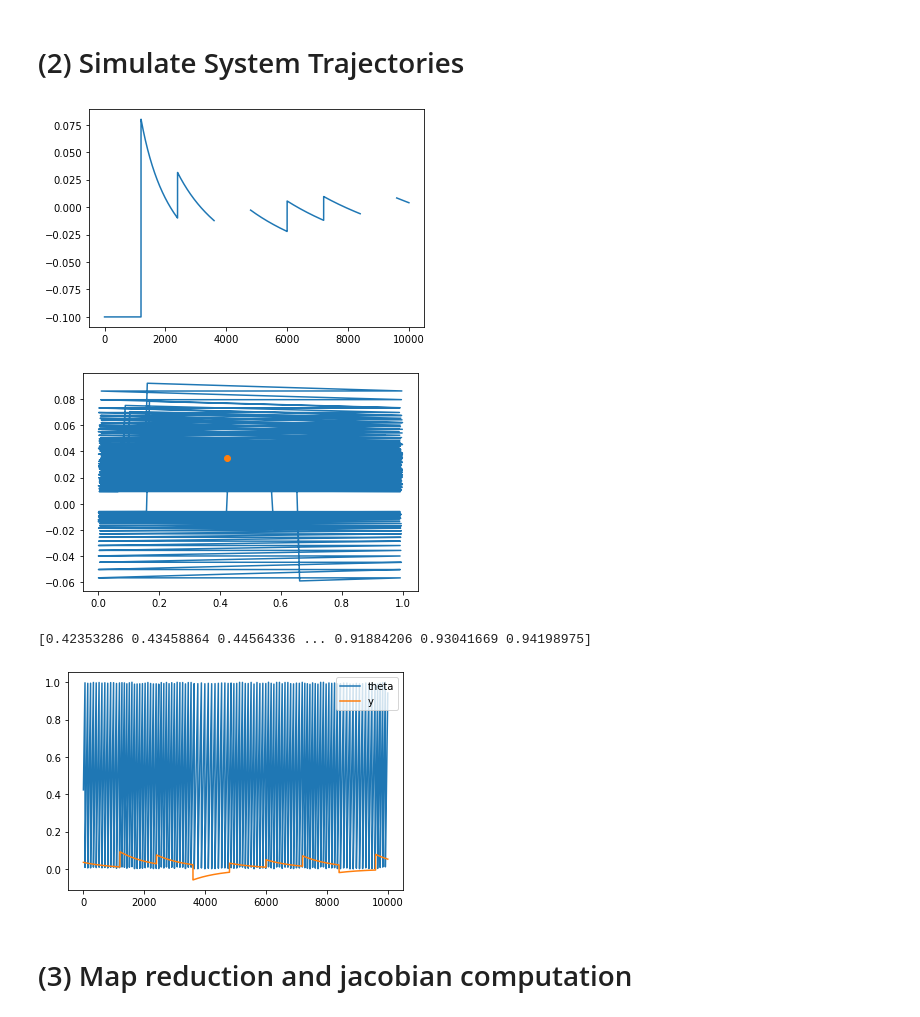
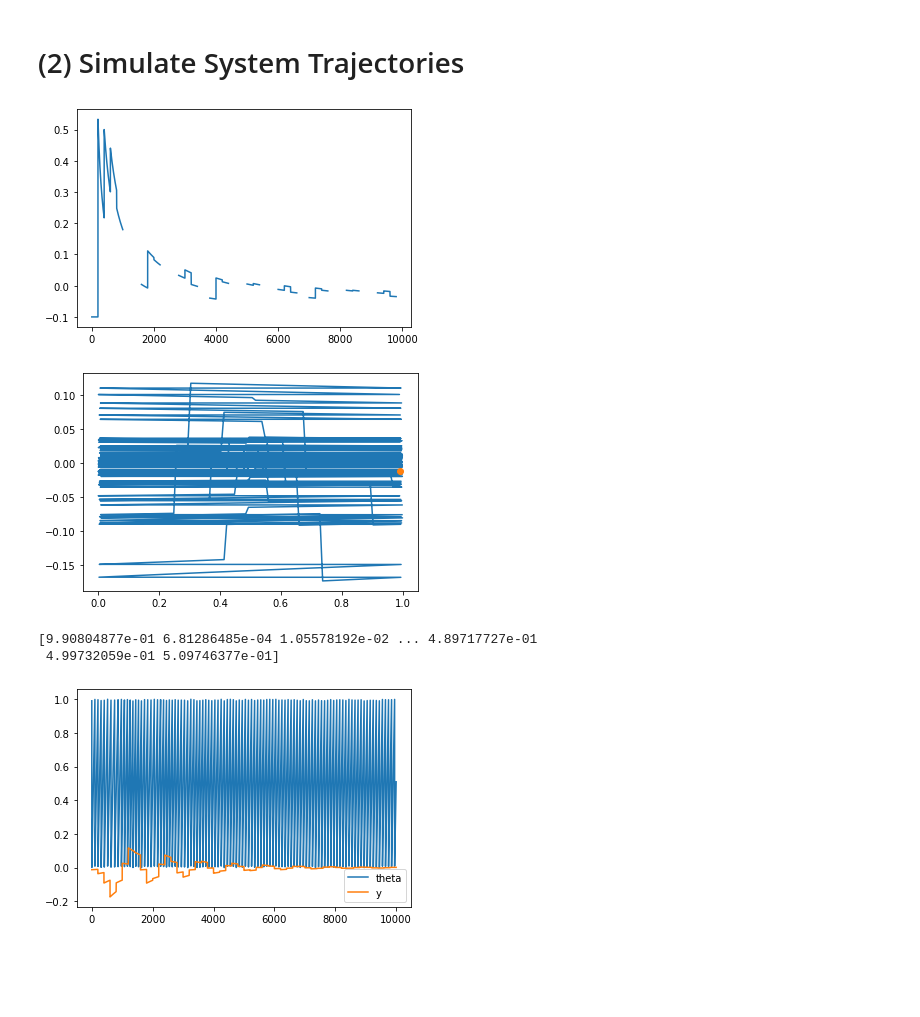
Before and after one commit to KatieJ16/AMATH_575_Project, a Jupyter notebook: Study 1.ipynb, the cells around one changed output. Cells and saved outputs as stored; diff of their text form; code cells hidden in the pictures; blank space fills up the shorter version.

Commit message:
Moved map reduction results to a separate notebook.

```diff
--- a/Study 1.ipynb
+++ b/Study 1.ipynb
@@ -64,10 +65,10 @@ theta_0 = np.random.uniform(0,1)
 y_0 = np.random.uniform(-0.1, 0.1)
 
 #pick parameters
-sigma = 3 #shear
+sigma = 1 #shear
 lam = 0.1 #damping
 A = 0.1 #kick amplitude
-T = 12 #time interval of kicks
+T = 2 #time interval of kicks
 dt = 0.01 #time step size
 n_steps = 10000 #number of timesteps
 
@@ -80,36 +81,35 @@ theta_list = []
 y_list = []
 
 
 #doing Euler's method for study 1
 for i in range(n_steps):
     theta[i+1] = (theta[i] + (1 + sigma*y[i])*dt) % 1 #need the mod because we say inside [0,1]
 
     if (i+1)*dt % T == 0: #if you have kick
         y[i+1] = y[i] + (-lam*y[i])*dt + A*H(theta[i])
     else: #no kick
         y[i+1] = y[i] + (-lam*y[i])*dt
 
     theta_list.append(1/((i+1)*dt) * np.log(theta[i+1]/theta_0))
     y_list.append(1/((i+1)*dt) * np.log(y[i+1]/y_0))
 
 # plt.plot(theta_list)
 plt.plot(y_list)
 plt.show()
 
 #plotting a few things to see what's going on
 plt.plot(theta, y)
 plt.plot(theta_0, y_0, "o", linewidth = 4)
 plt.show()
 
 plt.figure()
 plt.plot(theta, label = "theta")
 plt.plot(y, label = "y")
 plt.legend()
 print(theta)
 # %% [output]
-[figure, old version]
+[figure, new version]
-[figure, old version]
+[figure, new version]
-[0.42353286 0.43458864 0.44564336 ... 0.91884206 0.93041669 0.94198975]
+[9.90804877e-01 6.81286485e-04 1.05578192e-02 ... 4.89717727e-01
+ 4.99732059e-01 5.09746377e-01]
-[figure, old version]
+[figure, new version]
-# %% [markdown]
-# (3) Map reduction and jacobian computation
```
Also changed, not shown: parts of 3 cells of this notebook.
